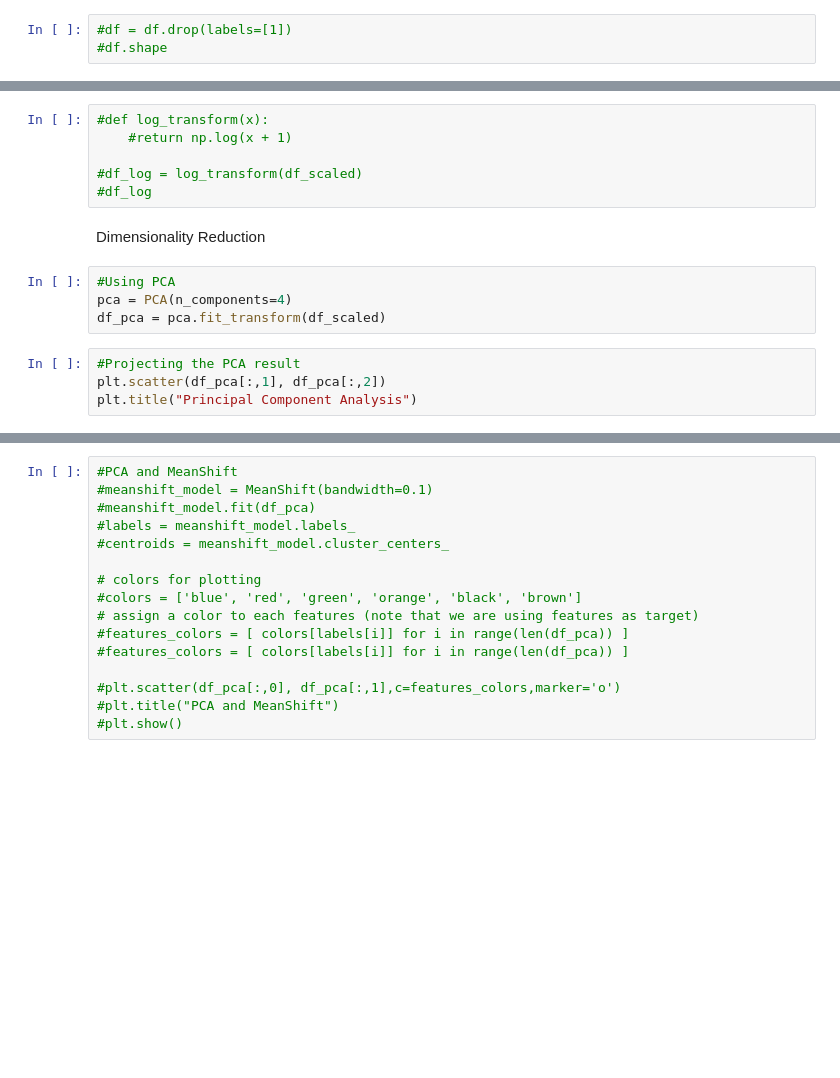
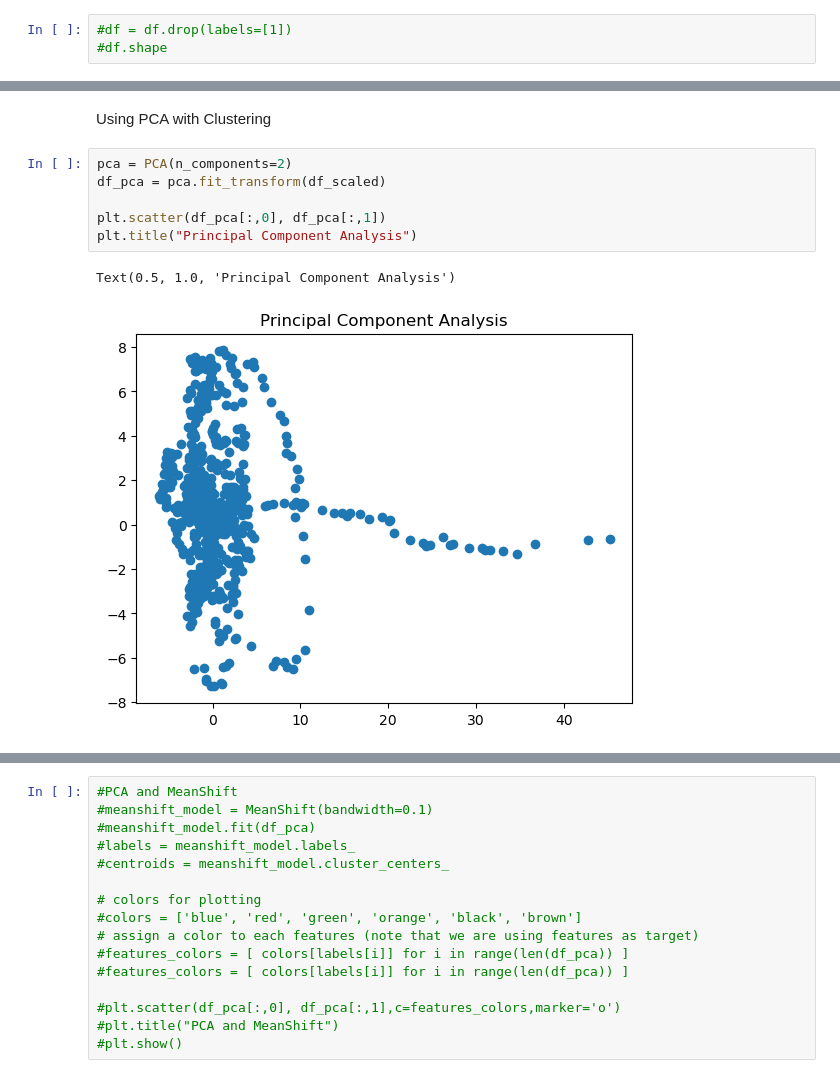
Before and after one commit to KyleTerrito/CHE4230HW, a Jupyter notebook: che4230_hw/Project Stuff/source_code.ipynb, the cells around one changed output, grey strips where cells are left out. Cells and saved outputs as stored; diff of their text form; blank space fills up the shorter version.

```diff
--- a/che4230_hw/Project Stuff/source_code.ipynb
+++ b/che4230_hw/Project Stuff/source_code.ipynb
@@ -55,16 +89,11 @@ df_scaled
-# %%
-#def log_transform(x):
-    #return np.log(x + 1)
-
-#df_log = log_transform(df_scaled)
-#df_log
-# %% [markdown]
-Dimensionality Reduction
-# %%
-#Using PCA
-pca = PCA(n_components=4)
-df_pca = pca.fit_transform(df_scaled)
+# %% [markdown]
+Using PCA with Clustering
 # %%
-#Projecting the PCA result
-plt.scatter(df_pca[:,1], df_pca[:,2])
+pca = PCA(n_components=2)
+df_pca = pca.fit_transform(df_scaled)
+
+plt.scatter(df_pca[:,0], df_pca[:,1])
 plt.title("Principal Component Analysis")
+# %% [output]
+Text(0.5, 1.0, 'Principal Component Analysis')
+[figure, added]
```
Also changed, not shown: parts of 16 cells of this notebook.
